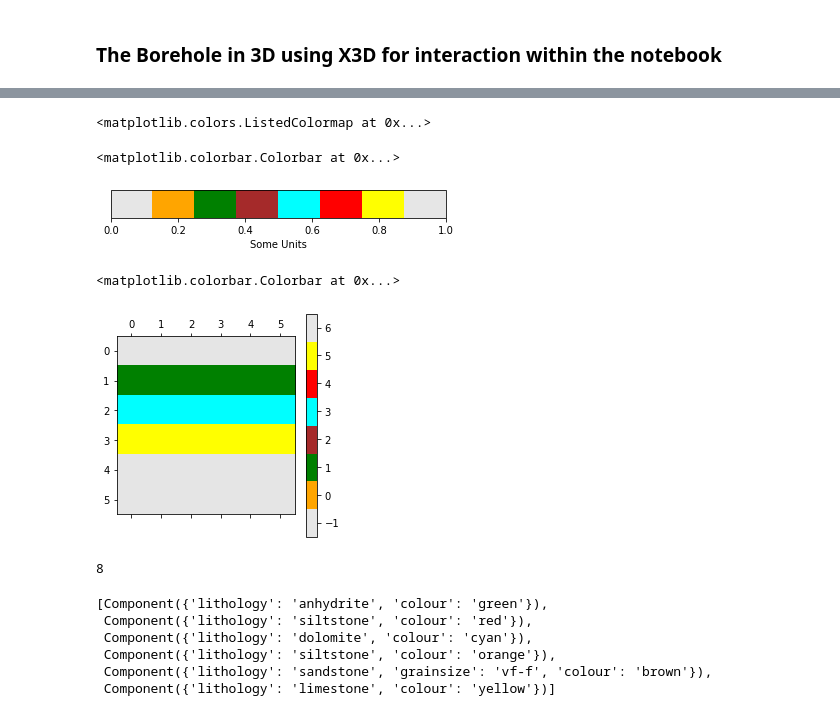
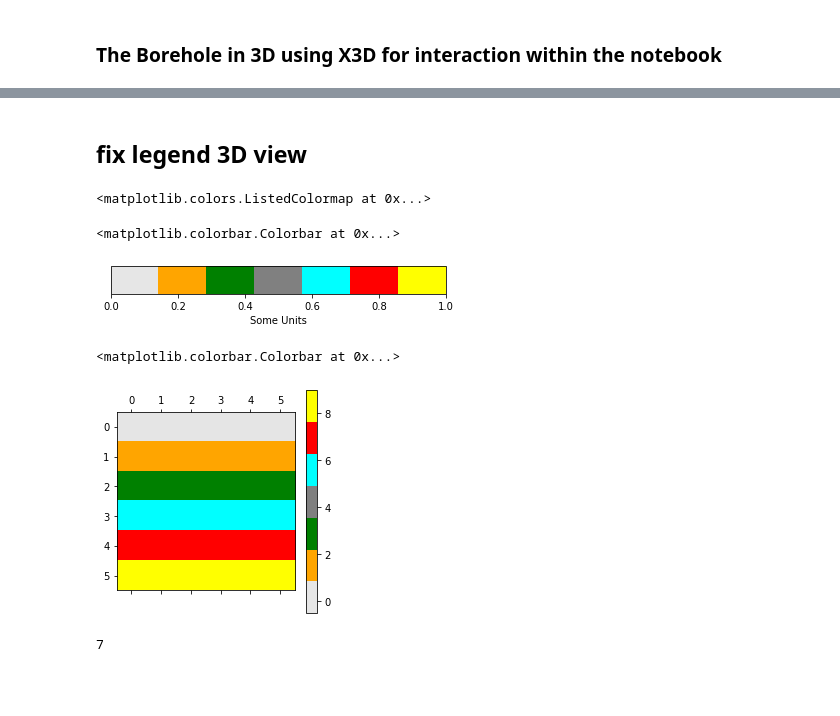
Before and after one commit to kaufmanno/GSDMA, a Jupyter notebook: playground/TFE_test/problem_with_borehole_display_with_legend.ipynb, the cells around one changed output, grey strips where cells are left out. Drawn from its saved outputs; the diff is of its cells as text; code cells hidden in the pictures; blank space fills up the shorter version.

Commit message:
Fix of legend for 2D and 3D plots (lithologies order) in Borehole3D objects

```diff
--- a/playground/TFE_test/problem_with_borehole_display_with_legend.ipynb
+++ b/playground/TFE_test/problem_with_borehole_display_with_legend.ipynb
@@ -12,7 +12,7 @@ from definitions import ROOT_DIR
 # %%
 components = [Component({'lithology': 'siltstone', 'colour': 'orange'}),
               Component({'lithology': 'anhydrite', 'colour': 'green'}),
-              Component({'lithology': 'sandstone', 'grainsize': 'vf-f', 'colour': 'brown'}),
+              Component({'lithology': 'sandstone', 'grainsize': 'vf-f', 'colour': 'gray'}),
               Component({'lithology': 'dolomite', 'colour': 'cyan'}),
               Component({'lithology': 'siltstone', 'colour': 'red'}),
               Component({'lithology': 'limestone', 'colour':'yellow'})]
@@ -77,3 +97,5 @@ bh3d.plot3d(x3d=True)
+# %% [markdown]
+## fix legend 3D view
 # %%
 from core.omf import striplog_legend_to_omf_legend
 # %%
@@ -102,23 +124,14 @@ fig.colorbar(mpl.cm.ScalarMappable(cmap=c_map),
              cax=ax, orientation='horizontal', label='Some Units')
 # %% [output]
 <matplotlib.colorbar.Colorbar at 0x...>
-[figure, old version]
+[figure, new version]
 # %%
-plt.matshow(x, cmap=c_map, vmin=-1.5, vmax=6.5)
+plt.matshow(x, cmap=c_map, vmin=-.5, vmax=max(x[-1]))#8.5)
 plt.colorbar()
 # %% [output]
 <matplotlib.colorbar.Colorbar at 0x...>
-[figure, old version]
+[figure, new version]
 # %%
 len(c_map.colors)
 # %% [output]
-8
+7
-# %%
-bh3d.components
-# %% [output]
-[Component({'lithology': 'anhydrite', 'colour': 'green'}),
- Component({'lithology': 'siltstone', 'colour': 'red'}),
- Component({'lithology': 'dolomite', 'colour': 'cyan'}),
- Component({'lithology': 'siltstone', 'colour': 'orange'}),
- Component({'lithology': 'sandstone', 'grainsize': 'vf-f', 'colour': 'brown'}),
- Component({'lithology': 'limestone', 'colour': 'yellow'})]
```
Also changed, not shown: parts of 10 cells of this notebook, 1 other file.
